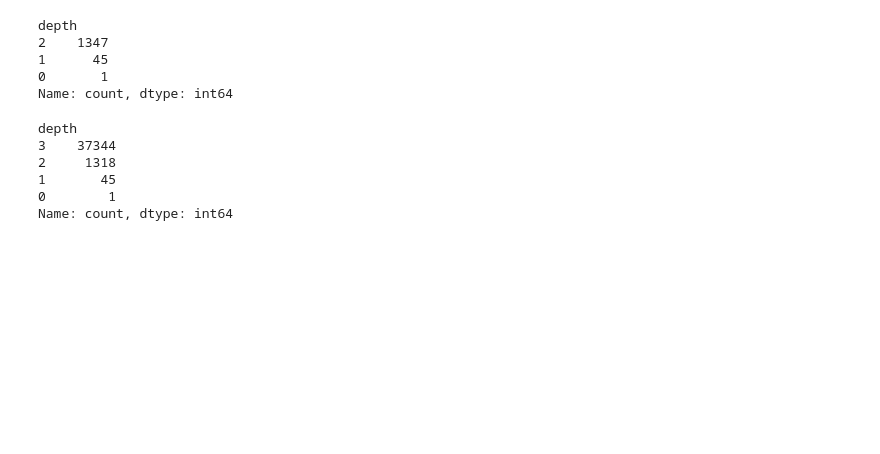
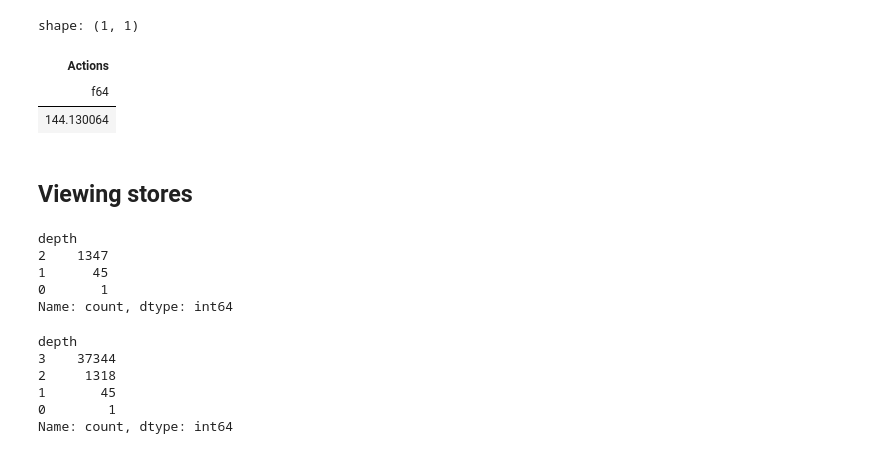
Before and after one commit to landonwork/rubiks, a Jupyter notebook: notebooks/Untitled.ipynb, the cells around one changed output. Drawn from its saved outputs; the diff is of its cells as text; code cells hidden in the pictures; blank space fills up the shorter version.

```diff
--- a/notebooks/Untitled.ipynb
+++ b/notebooks/Untitled.ipynb
@@ -1,3 +72,12 @@
+# %%
+lazy_df.select(pl.col('Actions').list.len()).mean().collect()
+# %% [output]
+shape: (1, 1)
+| Actions |
+| f64 |
+| 144.130064 |
+# %% [markdown]
+## Viewing stores
 # %%
 import numpy as np
 import pandas as pd
```
Also changed, not shown: parts of 10 cells of this notebook, 8 other files.
